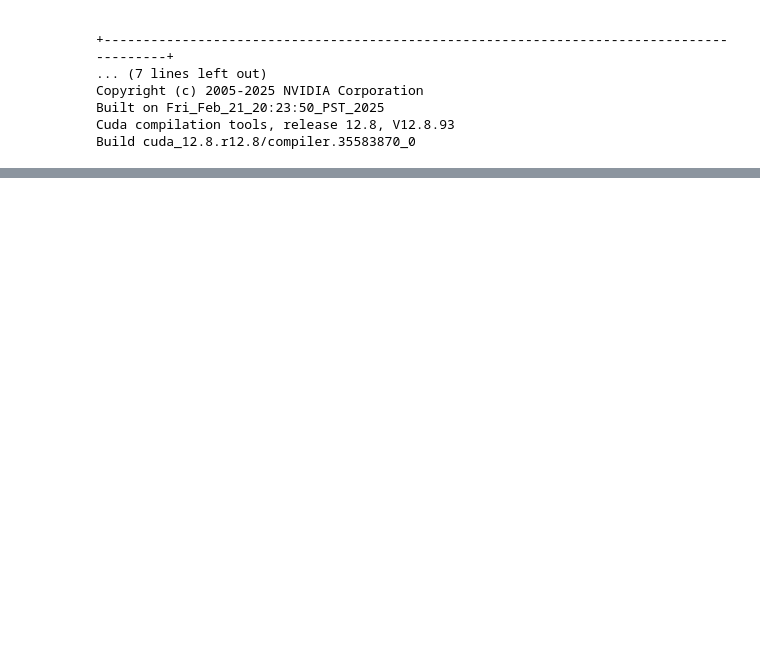
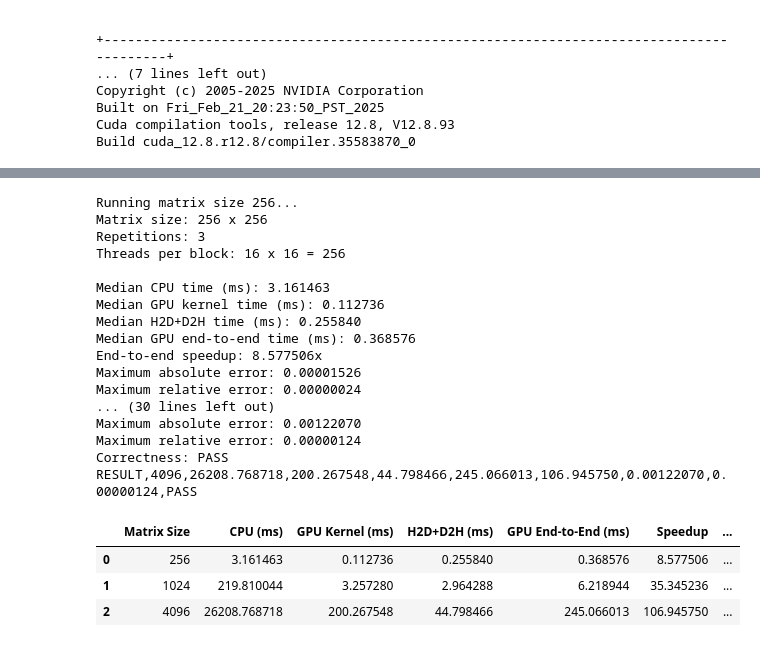
Before and after one commit to Nikikanaparthi21/data266-6441, a Jupyter notebook: cuda.ipynb, the cells around one changed output, grey strips where cells are left out. Drawn from its saved outputs; the diff is of its cells as text; code cells hidden in the pictures; blank space fills up the shorter version.

Commit message:
Add CUDA correctness and timing measurements

```diff
--- a/cuda.ipynb
+++ b/cuda.ipynb
@@ -76,0 +582,78 @@ Build cuda_12.8.r12.8/compiler.35583870_0
+# %%
+import pandas as pd
+import subprocess
+from datetime import datetime, timezone
+
+matrix_sizes = [256, 1024, 4096]
+cuda_result_rows = []
+
+with open("RUN_LOG.txt", "a") as log_file:
+    timestamp = datetime.now(timezone.utc).isoformat()
+
+    log_file.write(
+        f"\nCUDA matrix multiplication run: {timestamp}\n"
+    )
+
+    for matrix_size in matrix_sizes:
+        print(f"\nRunning matrix size {matrix_size}...")
+
+        completed = subprocess.run(
+            [
+                "./matrix_multiplication",
+                str(matrix_size),
+                "3"
+            ],
+            capture_output=True,
+            text=True,
+            check=True
+        )
+
+        print(completed.stdout)
+        log_file.write(completed.stdout)
+        log_file.write("\n")
+
+        result_line = next(
+            line
+            for line in completed.stdout.splitlines()
+            if line.startswith("RESULT,")
+        )
+
+        fields = result_line.split(",")
+
+        cuda_result_rows.append({
+            "Matrix Size": int(fields[1]),
+            "CPU (ms)": float(fields[2]),
+            "GPU Kernel (ms)": float(fields[3]),
+            "H2D+D2H (ms)": float(fields[4]),
+            "GPU End-to-End (ms)": float(fields[5]),
+            "Speedup": float(fields[6]),
+            "Max Absolute Error": float(fields[7]),
+            "Max Relative Error": float(fields[8]),
+            "Correctness": fields[9]
+        })
+
+cuda_results = pd.DataFrame(cuda_result_rows)
+
+display(cuda_results)
+# %% [output]
+Running matrix size 256...
+Matrix size: 256 x 256
+Repetitions: 3
+Threads per block: 16 x 16 = 256
+
+Median CPU time (ms): 3.161463
+Median GPU kernel time (ms): 0.112736
+Median H2D+D2H time (ms): 0.255840
+Median GPU end-to-end time (ms): 0.368576
+End-to-end speedup: 8.577506x
+Maximum absolute error: 0.00001526
+Maximum relative error: 0.00000024
+... (30 lines left out)
+Maximum absolute error: 0.00122070
+Maximum relative error: 0.00000124
+Correctness: PASS
+RESULT,4096,26208.768718,200.267548,44.798466,245.066013,106.945750,0.00122070,0.00000124,PASS
+|  | Matrix Size | CPU (ms) | GPU Kernel (ms) | H2D+D2H (ms) | GPU End-to-End (ms) | Speedup | ... |
+| 0 | 256 | 3.161463 | 0.112736 | 0.255840 | 0.368576 | 8.577506 | ... |
+| 1 | 1024 | 219.810044 | 3.257280 | 2.964288 | 6.218944 | 35.345236 | ... |
+| 2 | 4096 | 26208.768718 | 200.267548 | 44.798466 | 245.066013 | 106.945750 | ... |
```
Also changed, not shown: parts of 10 cells of this notebook.
